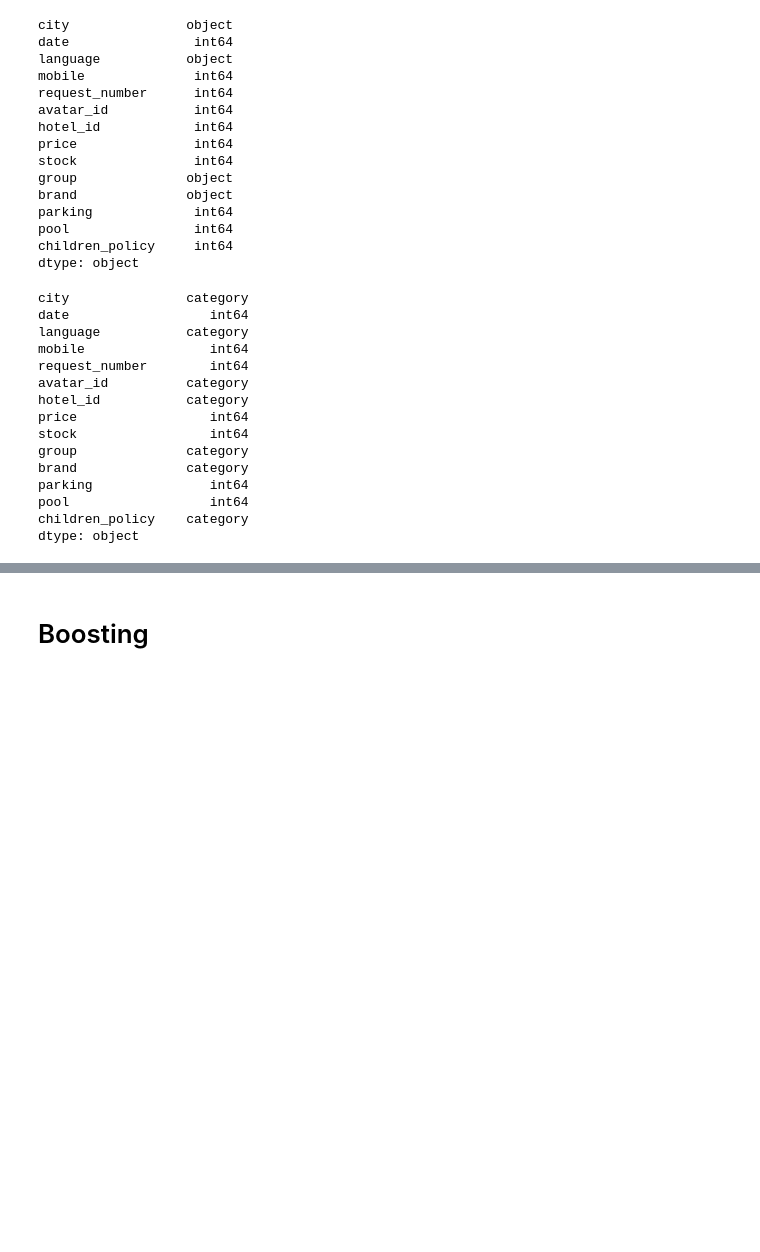
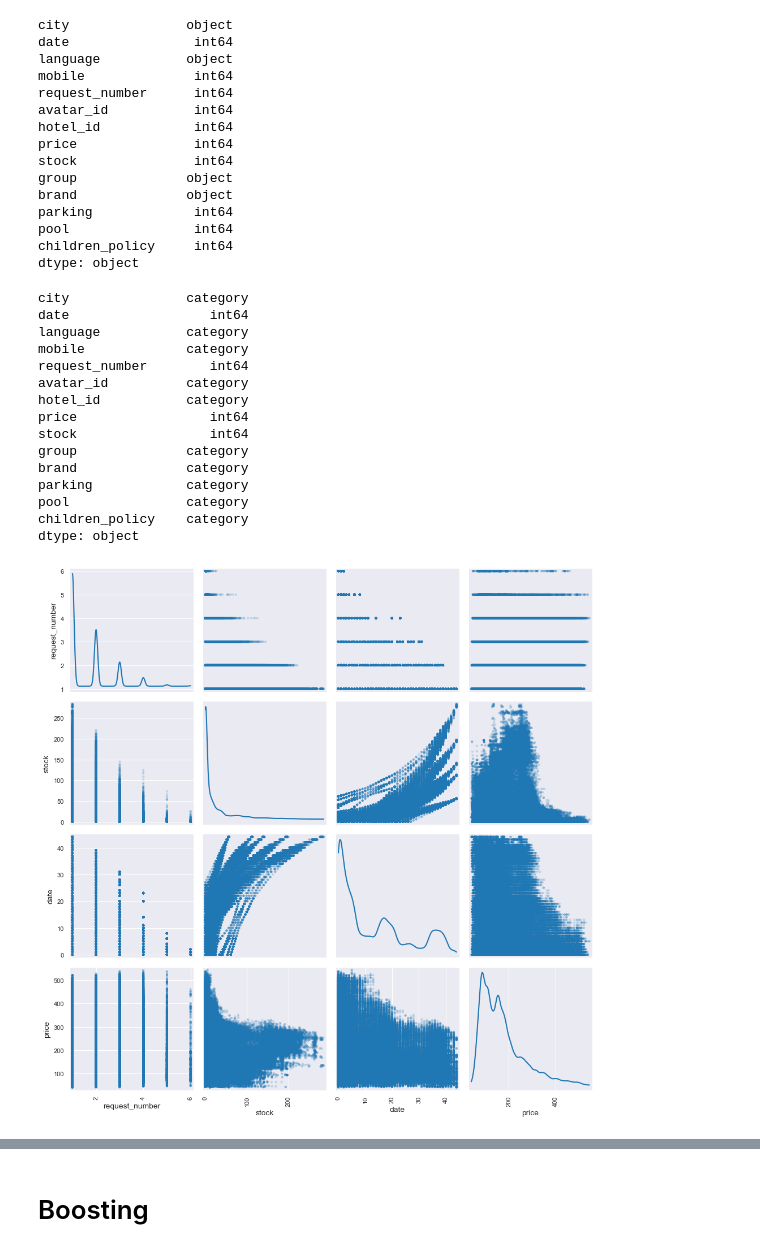
Before and after one commit to Novly57/IA_Framework_DefiIA, a Jupyter notebook: analysis/dataAnalysis.ipynb, the cells around one changed output, grey strips where cells are left out. Cells and saved outputs as stored; diff of their text form; code cells hidden in the pictures; blank space fills up the shorter version.

```diff
--- a/analysis/dataAnalysis.ipynb
+++ b/analysis/dataAnalysis.ipynb
@@ -70,7 +108,7 @@ pool                int64
 children_policy     int64
 dtype: object
 # %%
-for col in ['city', 'language', 'avatar_id', 'hotel_id', 'group', 'brand','children_policy'] :
+for col in ['city', 'language', 'avatar_id', 'hotel_id', 'group', 'brand','children_policy','mobile','parking','pool'] :
     data[col] = pd.Categorical(data[col],ordered=False)
     data_test[col] = pd.Categorical(data_test[col],ordered=False)
 
@@ -79,7 +117,7 @@ data.dtypes
 city               category
 date                  int64
 language           category
-mobile                int64
+mobile             category
 request_number        int64
 avatar_id          category
 hotel_id           category
@@ -87,13 +125,13 @@ price                 int64
 stock                 int64
 group              category
 brand              category
-parking               int64
-pool                  int64
+parking            category
+pool               category
 children_policy    category
 dtype: object
 # %%
-colQT = ['request_number', 'stock', 'date']
-colQT = ['request_number', 'stock', 'date', 'hotel_id']
+colQT = ['request_number', 'stock', 'date','price']
+# colQT = ['request_number', 'stock', 'date', 'hotel_id']
 # %%
 if _prints :
     plt.figure()
@@ -122,3 +160,10 @@ if _prints :
         sns.histplot(data_test[col])
         plt.xticks(rotation=45)
         plt.show()
+# %%
+from pandas.plotting import scatter_matrix
+scatter_matrix(data[colQT], alpha=0.2, figsize=(10, 10), diagonal='kde')
+plt.tight_layout()
+plt.show()
+# %% [output]
+[figure, added]
```
Also changed, not shown: parts of 32 cells of this notebook, 3 other files.
